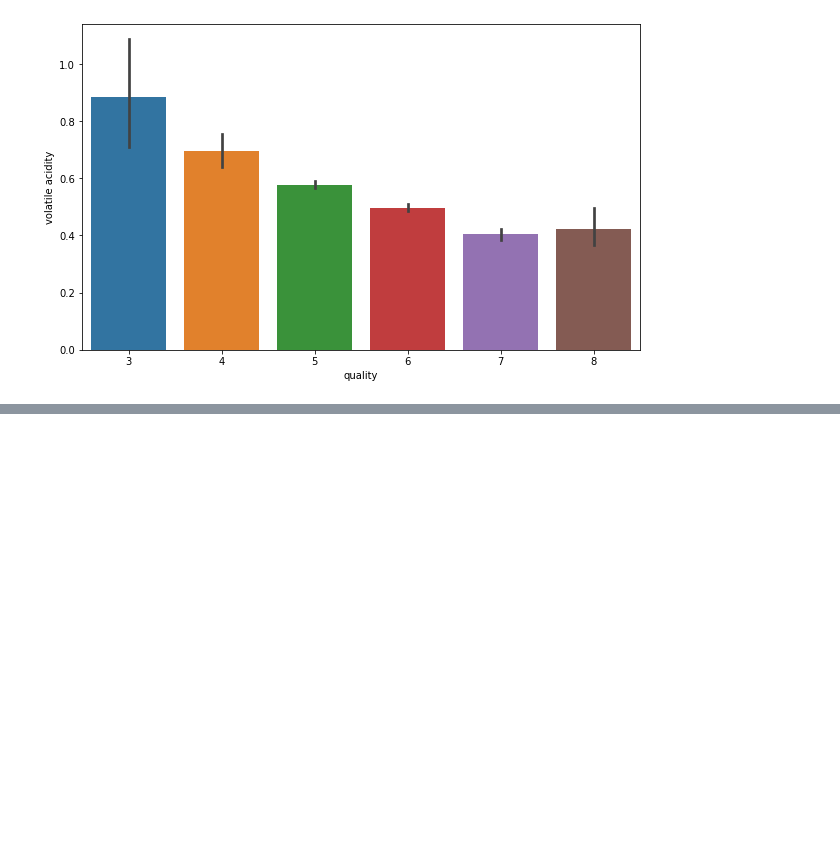
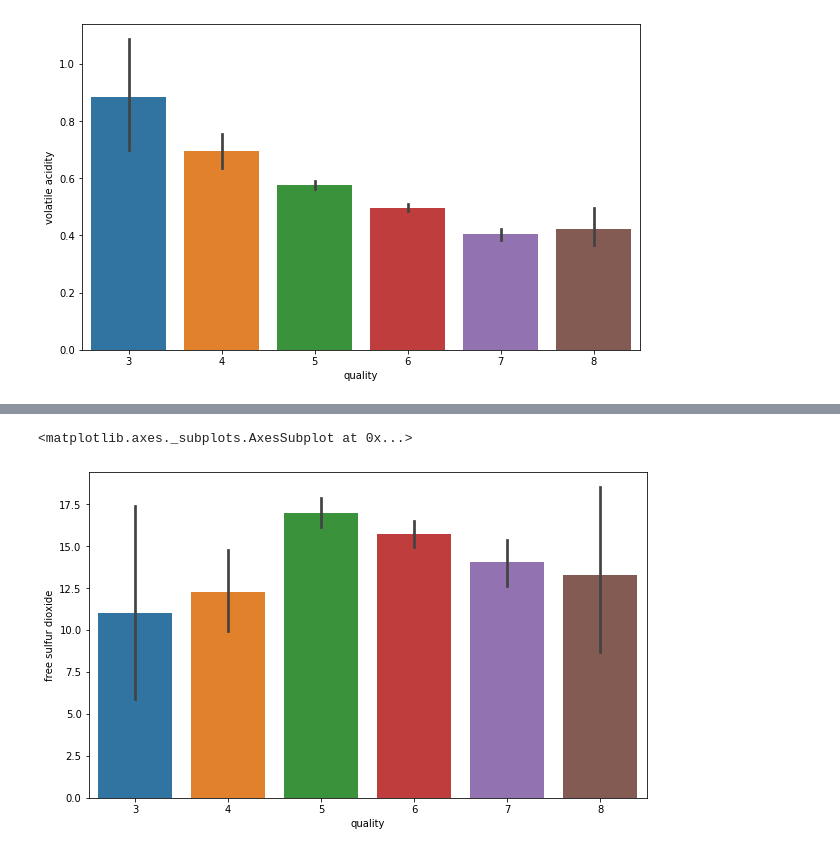
Before and after one commit to denniz-10/Wine, a Jupyter notebook: notebooks/Pipeline1.ipynb, the cells around one changed output, grey strips where cells are left out. Saved outputs shown, nothing was run; the diff lists cells and outputs as text; code cells hidden in the pictures; blank space fills up the shorter version.

```diff
--- a/notebooks/Pipeline1.ipynb
+++ b/notebooks/Pipeline1.ipynb
@@ -61,0 +84,7 @@ sns.barplot(x = 'quality', y = 'volatile acidity', data = wine)
+# %%
+#Não fornece nenhuma especificação para definir a qualidade do vinho baseado no dióxido de enxofre livre
+fig = plt.figure(figsize = (10,6))
+sns.barplot(x = 'quality', y = 'free sulfur dioxide', data = wine)
+# %% [output]
+<matplotlib.axes._subplots.AxesSubplot at 0x...>
+[figure, added]
```
Also changed, not shown: parts of 9 cells of this notebook.
